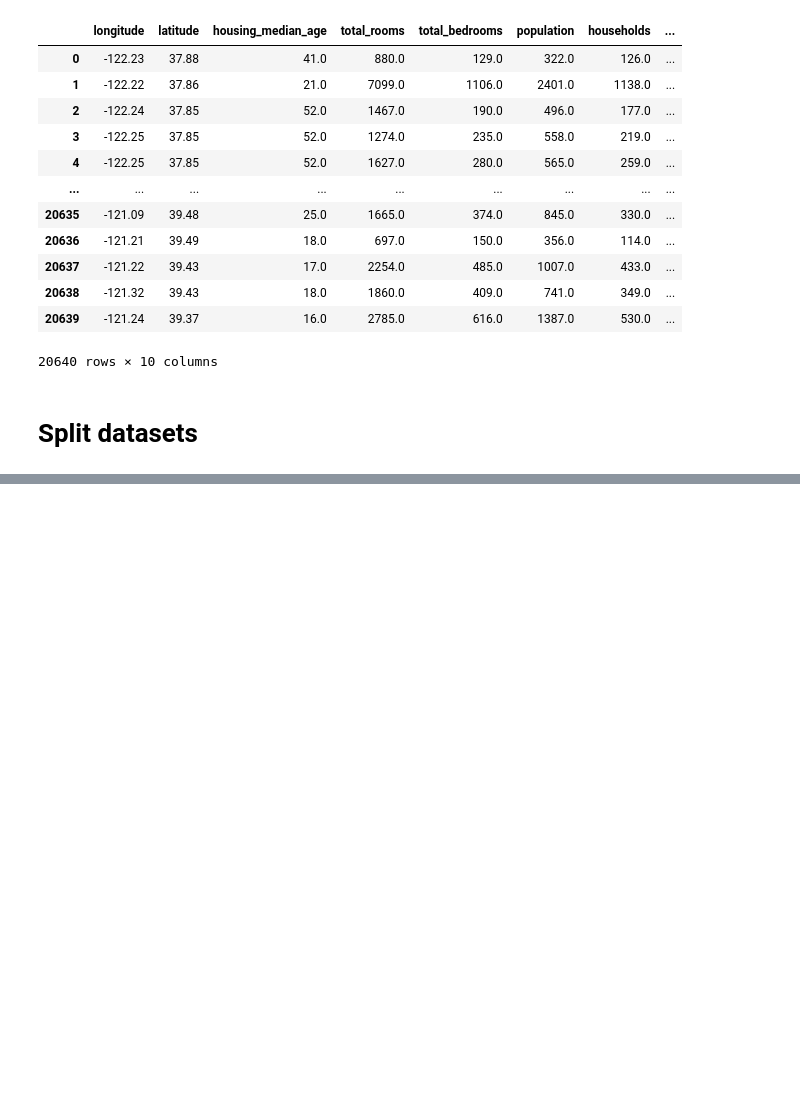
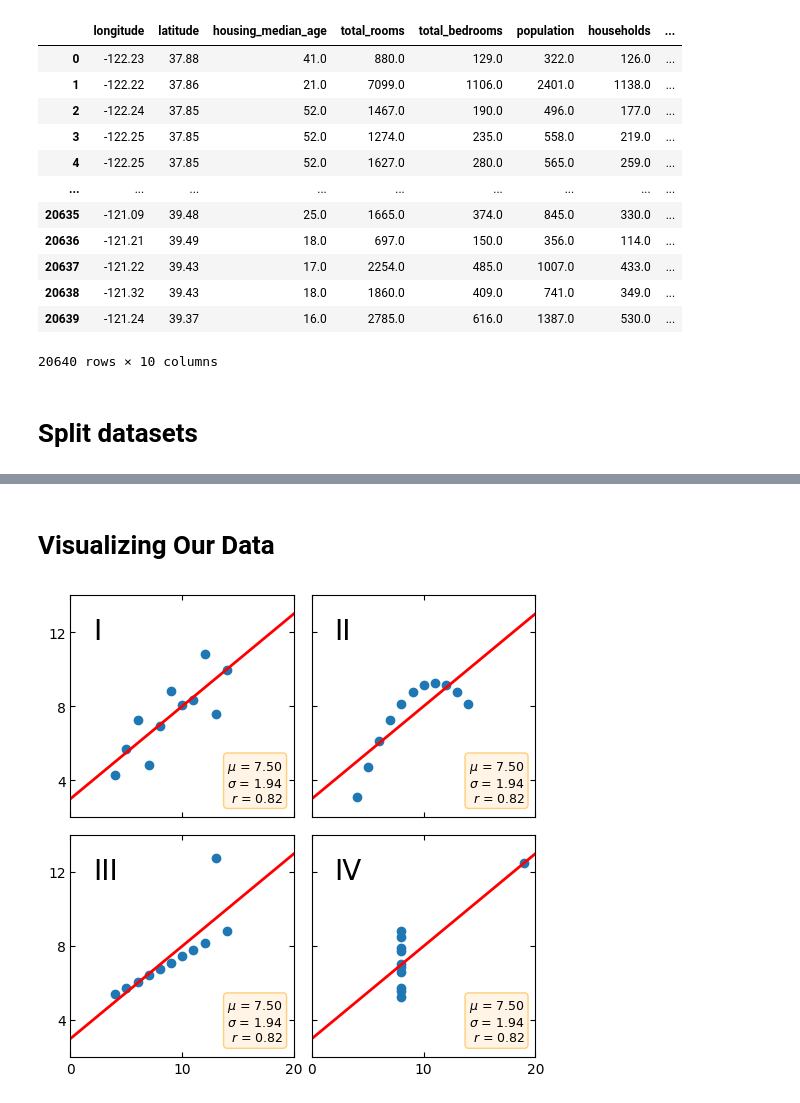
Before and after one commit to Tawheed-tariq/Machine-learning-course, a Jupyter notebook: Real Estate project/main.ipynb, the cells around one changed output, grey strips where cells are left out. Saved outputs shown, nothing was run; the diff lists cells and outputs as text; code cells hidden in the pictures; blank space fills up the shorter version.

```diff
--- a/Real Estate project/main.ipynb
+++ b/Real Estate project/main.ipynb
@@ -122,0 +178,2 @@ X_train
+# %% [markdown]
+# Visualizing Our Data
@@ -122,0 +182,43 @@ X_train
+# %%
+#illustration of how data visualization is important
+# this code is not a part with main code only an example of data visualization
+
+x = [10, 8, 13, 9, 11, 14, 6, 4, 12, 7, 5]
+y1 = [8.04, 6.95, 7.58, 8.81, 8.33, 9.96, 7.24, 4.26, 10.84, 4.82, 5.68]
+y2 = [9.14, 8.14, 8.74, 8.77, 9.26, 8.10, 6.13, 3.10, 9.13, 7.26, 4.74]
+y3 = [7.46, 6.77, 12.74, 7.11, 7.81, 8.84, 6.08, 5.39, 8.15, 6.42, 5.73]
+x4 = [8, 8, 8, 8, 8, 8, 8, 19, 8, 8, 8]
+y4 = [6.58, 5.76, 7.71, 8.84, 8.47, 7.04, 5.25, 12.50, 5.56, 7.91, 6.89]
+
+datasets = {
+    'I': (x, y1),
+    'II': (x, y2),
+    'III': (x, y3),
+    'IV': (x4, y4)
+}
+
+fig, axs = plt.subplots(2, 2, sharex=True, sharey=True, figsize=(6, 6),
+                        gridspec_kw={'wspace': 0.08, 'hspace': 0.08})
+axs[0, 0].set(xlim=(0, 20), ylim=(2, 14))
+axs[0, 0].set(xticks=(0, 10, 20), yticks=(4, 8, 12))
+
+for ax, (label, (x, y)) in zip(axs.flat, datasets.items()):
+    ax.text(0.1, 0.9, label, fontsize=20, transform=ax.transAxes, va='top')
+    ax.tick_params(direction='in', top=True, right=True)
+    ax.plot(x, y, 'o')
+
+    # linear regression
+    p1, p0 = np.polyfit(x, y, deg=1)  # slope, intercept
+    ax.axline(xy1=(0, p0), slope=p1, color='r', lw=2)
+
+    # add text box for the statistics
+    stats = (f'$\\mu$ = {np.mean(y):.2f}\n'
+             f'$\\sigma$ = {np.std(y):.2f}\n'
+             f'$r$ = {np.corrcoef(x, y)[0][1]:.2f}')
+    bbox = dict(boxstyle='round', fc='blanchedalmond', ec='orange', alpha=0.5)
+    ax.text(0.95, 0.07, stats, fontsize=9, bbox=bbox,
+            transform=ax.transAxes, horizontalalignment='right')
+
+plt.show()
+# %% [output]
+[figure, added]
```
Also changed, not shown: parts of 21 cells of this notebook.
